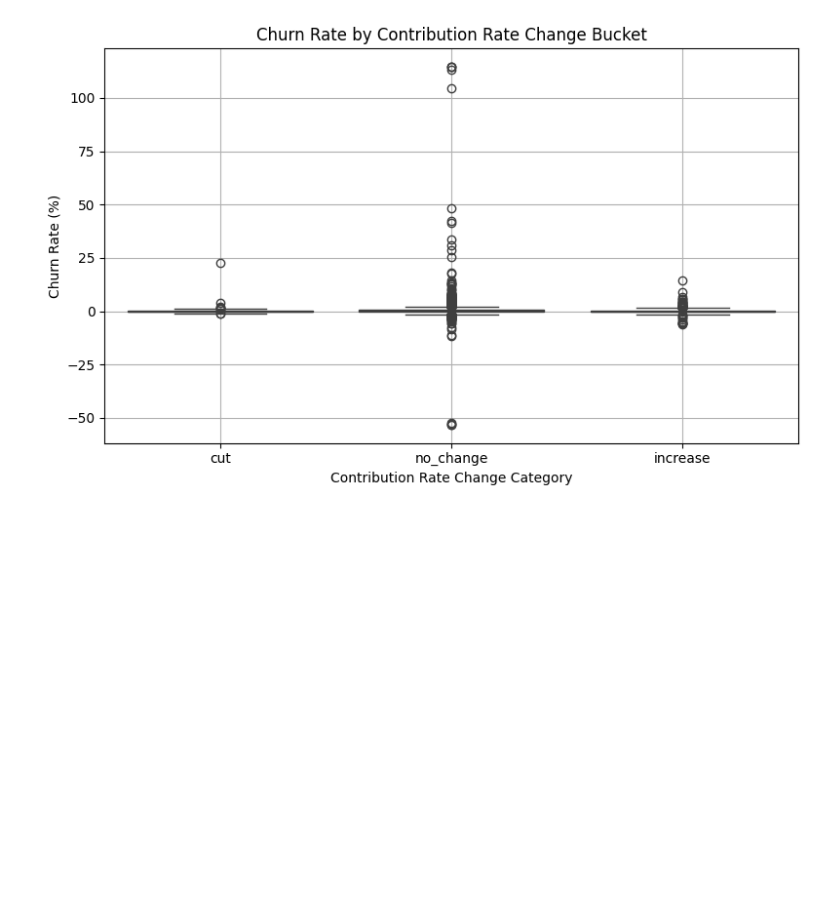
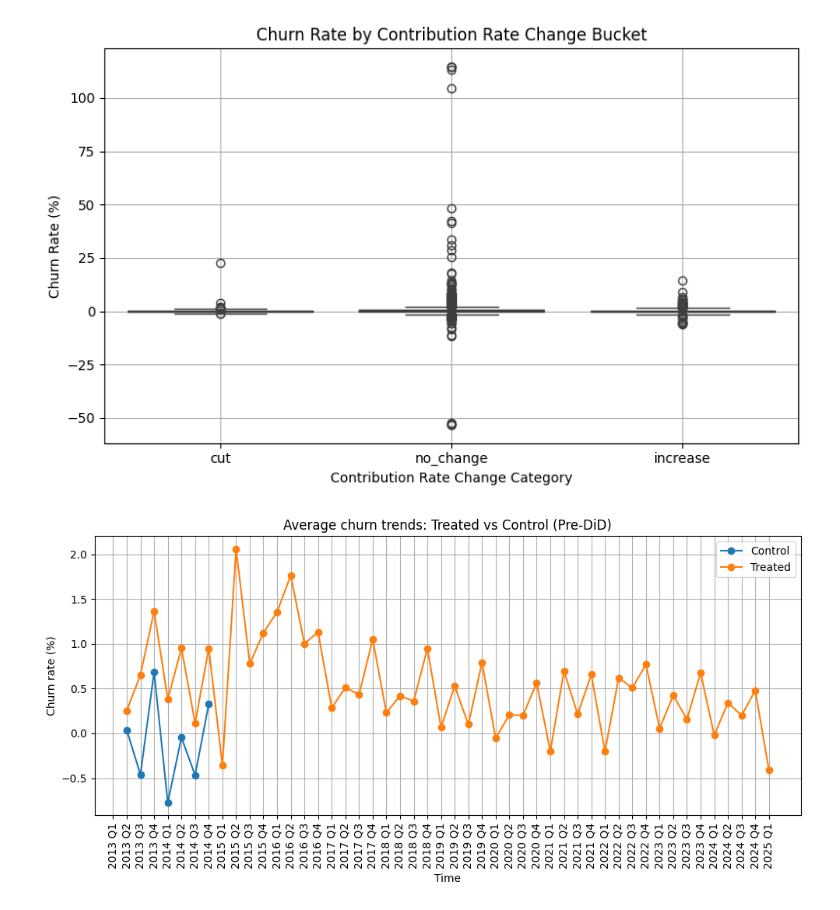
Before and after one commit to HamzaRaza786/data_science_project, a Jupyter notebook: DS.ipynb, the cells around one changed output. Cells and saved outputs as stored; diff of their text form; code cells hidden in the pictures; blank space fills up the shorter version.

```diff
--- a/DS.ipynb
+++ b/DS.ipynb
@@ -268,3 +276,51 @@ plt.show()
 # %% [output]
 [figure]
 [figure]
+# %%
+# Mark treatment: rate increased compared to previous quarter
+merged['treatment'] = (merged['rate_change'] > 0).astype(int)
+
+# Detect first increase per fund
+first_increase = merged[merged['treatment'] == 1].groupby('Krankenkasse')[['Jahr', 'Quartal']].first().reset_index()
+first_increase.columns = ['Krankenkasse', 'treat_year', 'treat_quarter']
+
+# Merge back: assign first treatment time
+merged = pd.merge(merged, first_increase, on='Krankenkasse', how='left')
+
+# Post-period indicator (after first treatment)
+merged['is_post'] = (
+    (merged['Jahr'] > merged['treat_year']) |
+    ((merged['Jahr'] == merged['treat_year']) & (merged['Quartal'] >= merged['treat_quarter']))
+).astype(int)
+
+# Final DiD indicator: treated AND post
+merged['did'] = merged['treatment'] * merged['is_post']
+# %%
+import matplotlib.pyplot as plt
+
+# Label whether a fund ever got treated
+merged['ever_treated'] = merged['Krankenkasse'].isin(first_increase['Krankenkasse']).astype(int)
+
+# Average churn by time & group
+avg_churn_trends = merged.groupby(['Jahr', 'Quartal', 'ever_treated'])['churn_rel'].mean().reset_index()
+
+# Plot
+plt.figure(figsize=(10,5))
+for label, group in avg_churn_trends.groupby('ever_treated'):
+    label_str = 'Treated' if label == 1 else 'Control'
+    plt.plot(
+        group['Jahr'].astype(str) + ' Q' + group['Quartal'].astype(str),
+        group['churn_rel'],
+        label=label_str, marker='o'
+    )
+
+plt.title('Average churn trends: Treated vs Control (Pre-DiD)')
+plt.xlabel('Time')
+plt.ylabel('Churn rate (%)')
+plt.xticks(rotation=90)
+plt.legend()
+plt.grid(True)
+plt.tight_layout()
+plt.show()
+# %% [output]
+[figure, added]
```
Also changed, not shown: parts of 5 cells of this notebook, 1 other file.
